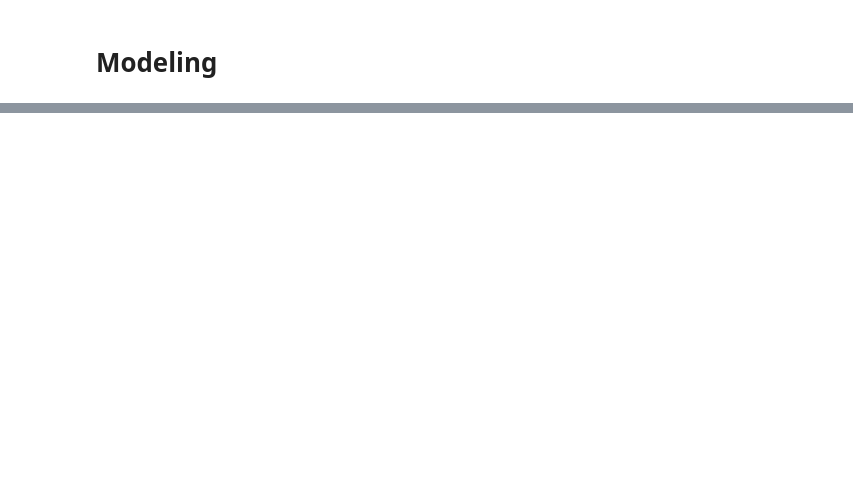
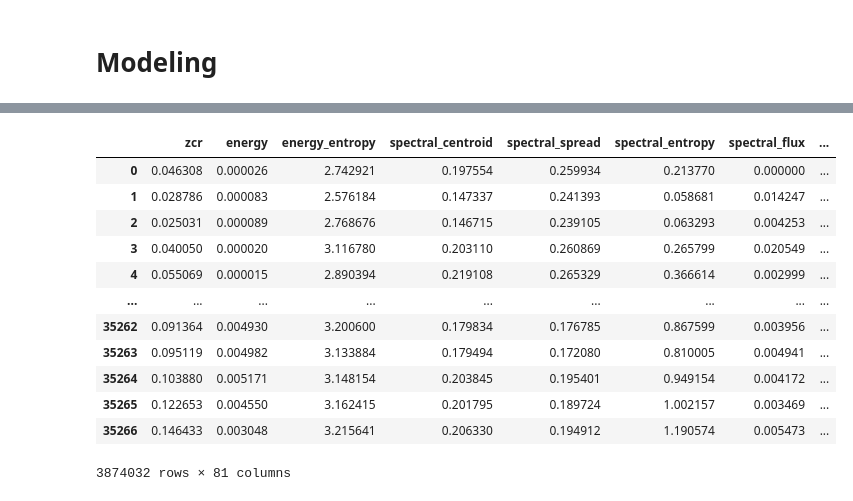
Before and after one commit to thyaravind/Depression_detection, a Jupyter notebook: Model.ipynb, the cells around one changed output, grey strips where cells are left out. Saved outputs shown, nothing was run; the diff lists cells and outputs as text; code cells hidden in the pictures; blank space fills up the shorter version.

```diff
--- a/Model.ipynb
+++ b/Model.ipynb
@@ -112,0 +256,14 @@ plt.plot(Spec['303'][1])
+# %%
+df = pd.DataFrame()
+
+def addparticipants(key,value):
+  df = pd.DataFrame(value.T,columns = names)
+  df['id'] = int(key)
+  df = df.merge(train_split,left_on = 'id', right_on ='Participant_ID')
+  print(f'completed participant with id:{key}')
+  return df
+
+
+for key, value in features.items():
+  newdf = addparticipants(key,value)
+  df = pd.concat([df,newdf])
@@ -112,0 +288,16 @@ plt.plot(Spec['303'][1])
+# %%
+df
+# %% [output]
+|  | zcr | energy | energy_entropy | spectral_centroid | spectral_spread | spectral_entropy | spectral_flux | ... |
+| 0 | 0.046308 | 0.000026 | 2.742921 | 0.197554 | 0.259934 | 0.213770 | 0.000000 | ... |
+| 1 | 0.028786 | 0.000083 | 2.576184 | 0.147337 | 0.241393 | 0.058681 | 0.014247 | ... |
+| 2 | 0.025031 | 0.000089 | 2.768676 | 0.146715 | 0.239105 | 0.063293 | 0.004253 | ... |
+| 3 | 0.040050 | 0.000020 | 3.116780 | 0.203110 | 0.260869 | 0.265799 | 0.020549 | ... |
+| 4 | 0.055069 | 0.000015 | 2.890394 | 0.219108 | 0.265329 | 0.366614 | 0.002999 | ... |
+| ... | ... | ... | ... | ... | ... | ... | ... | ... |
+| 35262 | 0.091364 | 0.004930 | 3.200600 | 0.179834 | 0.176785 | 0.867599 | 0.003956 | ... |
+| 35263 | 0.095119 | 0.004982 | 3.133884 | 0.179494 | 0.172080 | 0.810005 | 0.004941 | ... |
+| 35264 | 0.103880 | 0.005171 | 3.148154 | 0.203845 | 0.195401 | 0.949154 | 0.004172 | ... |
+| 35265 | 0.122653 | 0.004550 | 3.162415 | 0.201795 | 0.189724 | 1.002157 | 0.003469 | ... |
+| 35266 | 0.146433 | 0.003048 | 3.215641 | 0.206330 | 0.194912 | 1.190574 | 0.005473 | ... |
+3874032 rows × 81 columns
```
Also changed, not shown: parts of 23 cells of this notebook.
